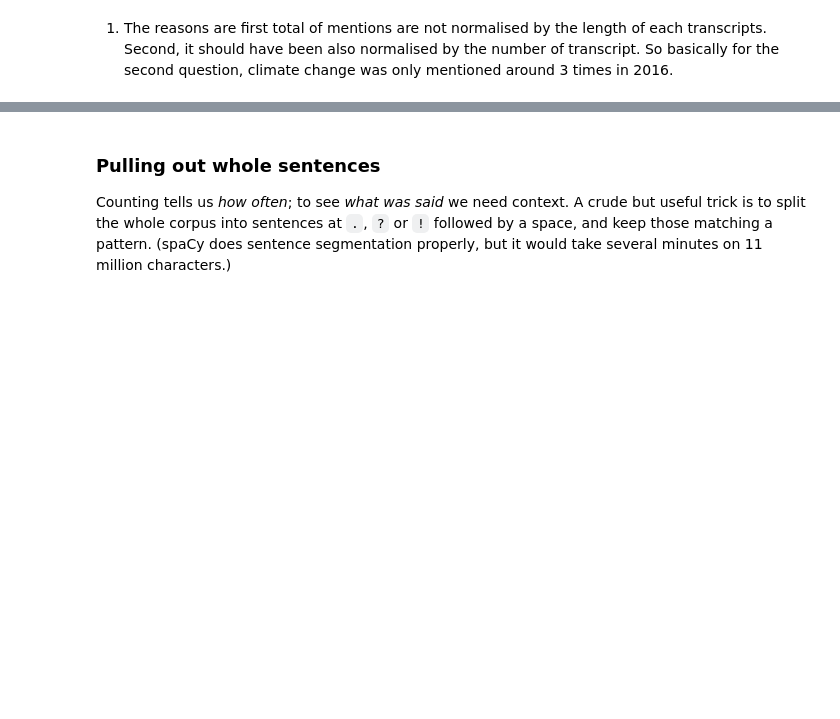
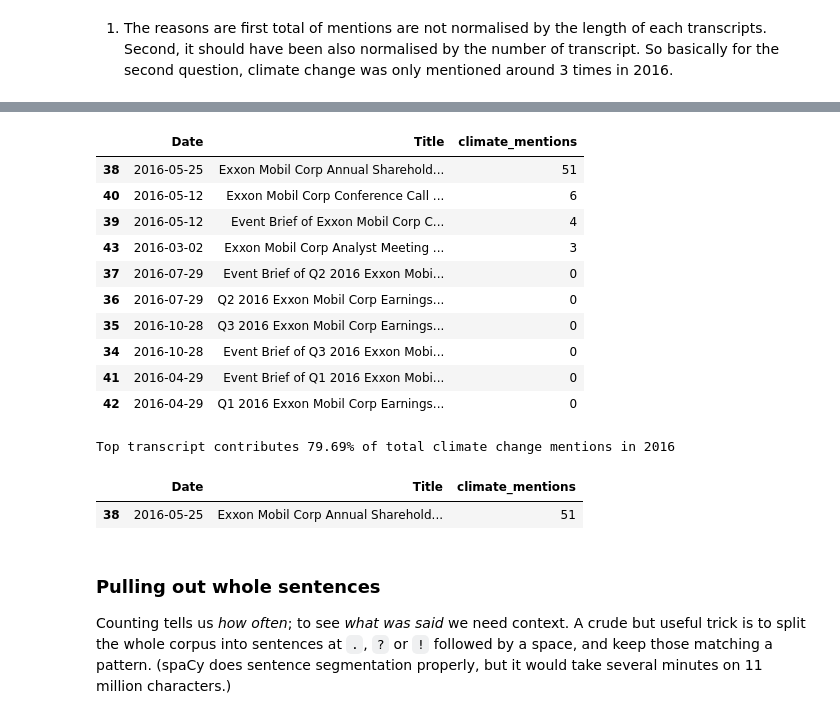
Before and after one commit to dhimasanindito/BASC0005, a Jupyter notebook: notebooks/W04. Natural Language Processing.ipynb, the cells around one changed output, grey strips where cells are left out. Cells and saved outputs as stored; diff of their text form; code cells hidden in the pictures; blank space fills up the shorter version.

```diff
--- a/notebooks/W04. Natural Language Processing.ipynb
+++ b/notebooks/W04. Natural Language Processing.ipynb
@@ -168,3 +245,45 @@ plt.ylabel('mentions'); plt.show()
+# %%
+# Number 3
+
+# Filtering transcripts from 2016
+df_2016 = df[df['Year'] == 2016].copy()
+
+# Sorting transcripts by climate change mentions
+df_2016 = df_2016.sort_values('climate_mentions', ascending=False)
+
+# Showing transcripts with the highest mentions
+df_2016[['Date', 'Title', 'climate_mentions']].head(10)
+# %% [output]
+|  | Date | Title | climate_mentions |
+| 38 | 2016-05-25 | Exxon Mobil Corp Annual Sharehold... | 51 |
+| 40 | 2016-05-12 | Exxon Mobil Corp Conference Call ... | 6 |
+| 39 | 2016-05-12 | Event Brief of Exxon Mobil Corp C... | 4 |
+| 43 | 2016-03-02 | Exxon Mobil Corp Analyst Meeting ... | 3 |
+| 37 | 2016-07-29 | Event Brief of Q2 2016 Exxon Mobi... | 0 |
+| 36 | 2016-07-29 | Q2 2016 Exxon Mobil Corp Earnings... | 0 |
+| 35 | 2016-10-28 | Q3 2016 Exxon Mobil Corp Earnings... | 0 |
+| 34 | 2016-10-28 | Event Brief of Q3 2016 Exxon Mobi... | 0 |
+| 41 | 2016-04-29 | Event Brief of Q1 2016 Exxon Mobi... | 0 |
+| 42 | 2016-04-29 | Q1 2016 Exxon Mobil Corp Earnings... | 0 |
+# %%
+# Calculating total climate change mentions in 2016
+total_2016 = df_2016['climate_mentions'].sum()
+
+# Identifying the highest number of mentions in a single transcript
+top_2016 = df_2016['climate_mentions'].max()
+
+# Calculating the percentage contributed by the top transcript
+percentage = (top_2016 / total_2016) * 100 if total_2016 > 0 else 0
+
+# Showing the percentage contribution
+print(f"Top transcript contributes {percentage:.2f}% " "of total climate change mentions in 2016")
+
+# Showing the transcript with the highest contribution
+df_2016[['Date', 'Title', 'climate_mentions']].head(1)
+# %% [output]
+Top transcript contributes 79.69% of total climate change mentions in 2016
+|  | Date | Title | climate_mentions |
+| 38 | 2016-05-25 | Exxon Mobil Corp Annual Sharehold... | 51 |
 # %% [markdown]
 ### Pulling out whole sentences
 
```
Also changed, not shown: parts of 4 cells of this notebook.
